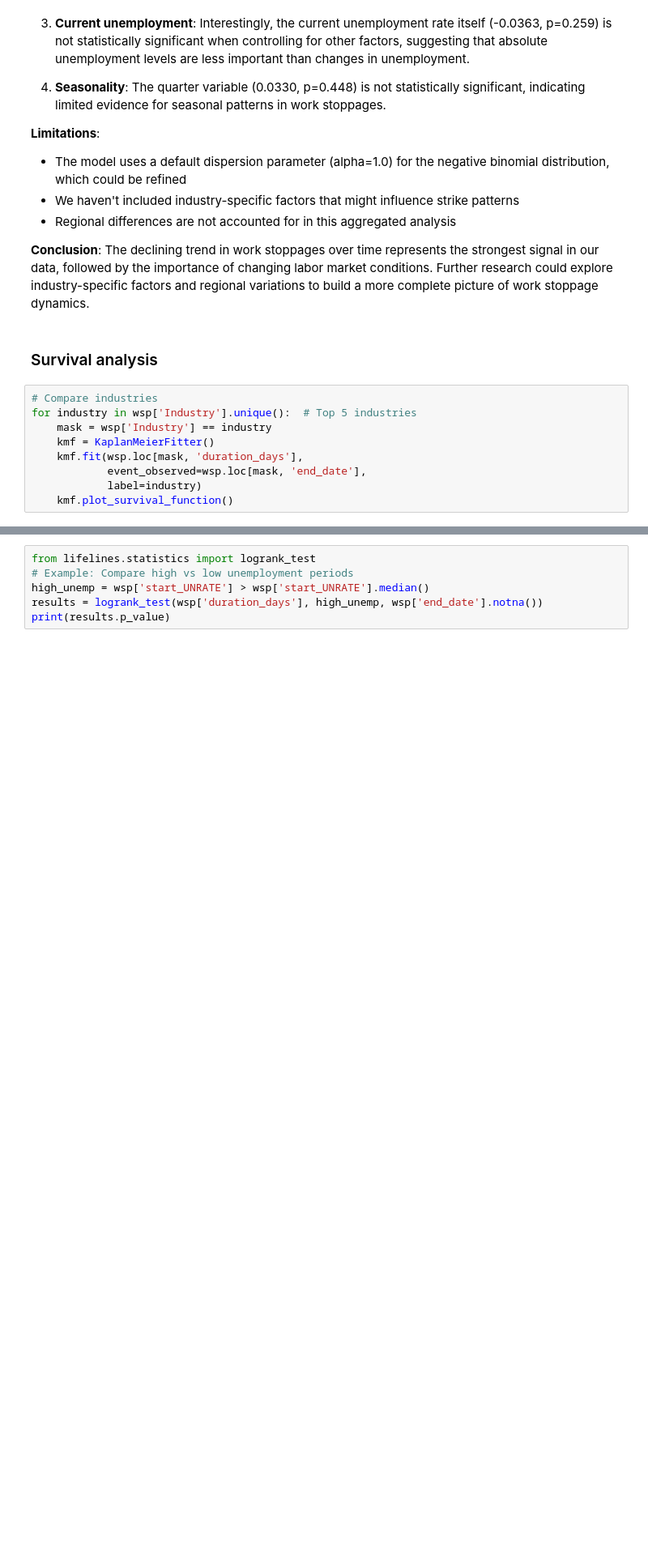
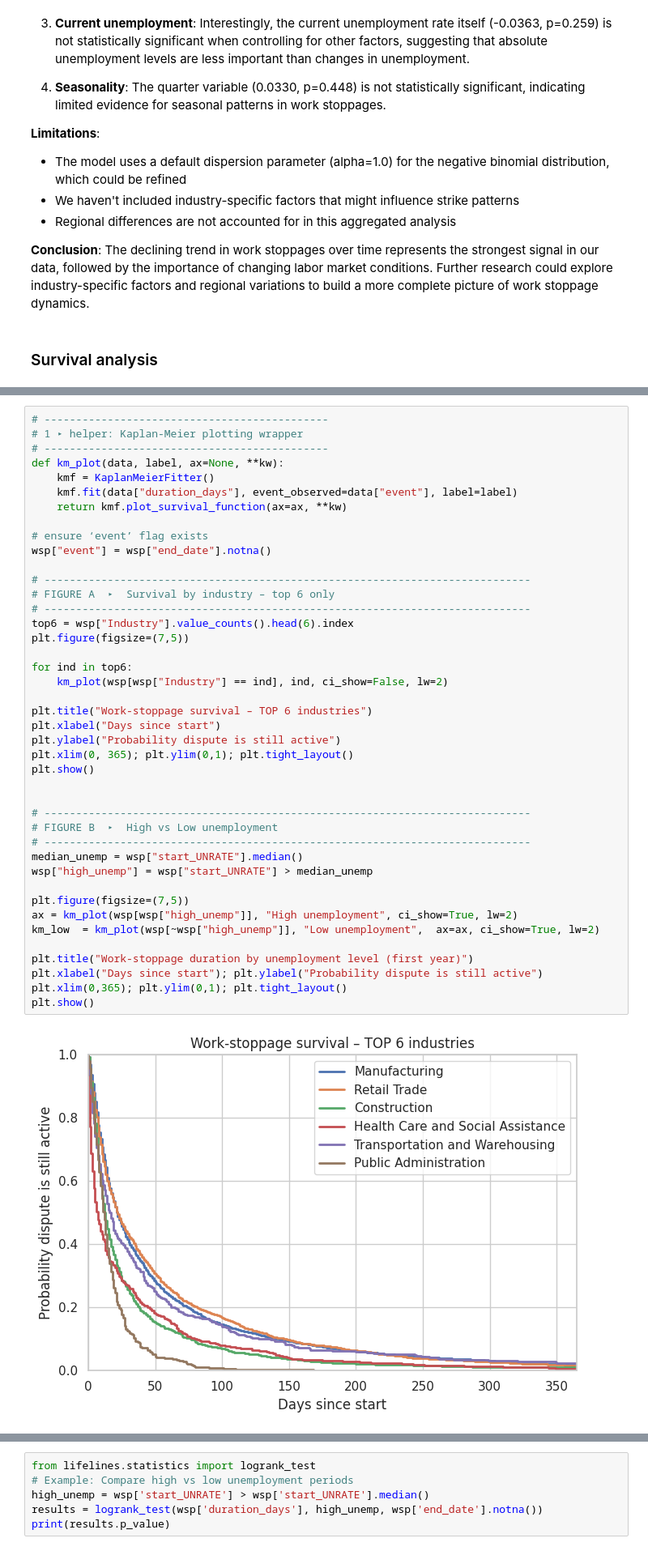
Before and after one commit to joshhilton/Demonstration-Projects, a Jupyter notebook: work_stoppage_analysis.ipynb, the cells around one changed output, grey strips where cells are left out. Shown at 81% size. Drawn from its saved outputs; the diff is of its cells as text; blank space fills up the shorter version.

```diff
--- a/work_stoppage_analysis.ipynb
+++ b/work_stoppage_analysis.ipynb
@@ -492,12 +591,3 @@ The comparative analysis shows that Model 4, which includes year, quarter, unemp
 The declining trend in work stoppages over time represents the strongest signal in our data, followed by the importance of changing labor market conditions. Further research could explore industry-specific factors and regional variations to build a more complete picture of work stoppage dynamics.
 # %% [markdown]
 ### Survival analysis
-# %%
-# Compare industries
-for industry in wsp['Industry'].unique():  # Top 5 industries
-    mask = wsp['Industry'] == industry
-    kmf = KaplanMeierFitter()
-    kmf.fit(wsp.loc[mask, 'duration_days'],
-            event_observed=wsp.loc[mask, 'end_date'],
-            label=industry)
-    kmf.plot_survival_function()
@@ -505,0 +609,44 @@ for industry in wsp['Industry'].unique():  # Top 5 industries
+# %%
+# ---------------------------------------------
+# 1 ▸ helper: Kaplan‑Meier plotting wrapper
+# ---------------------------------------------
+def km_plot(data, label, ax=None, **kw):
+    kmf = KaplanMeierFitter()
+    kmf.fit(data["duration_days"], event_observed=data["event"], label=label)
+    return kmf.plot_survival_function(ax=ax, **kw)
+
+# ensure ‘event’ flag exists
+wsp["event"] = wsp["end_date"].notna()
+
+# -----------------------------------------------------------------------------
+# FIGURE A  ▸  Survival by industry – top 6 only
+# -----------------------------------------------------------------------------
+top6 = wsp["Industry"].value_counts().head(6).index
+plt.figure(figsize=(7,5))
+
+for ind in top6:
+    km_plot(wsp[wsp["Industry"] == ind], ind, ci_show=False, lw=2)
+
+plt.title("Work‑stoppage survival – TOP 6 industries")
+plt.xlabel("Days since start")
+plt.ylabel("Probability dispute is still active")
+plt.xlim(0, 365); plt.ylim(0,1); plt.tight_layout()
+plt.show()
+
+
+# -----------------------------------------------------------------------------
+# FIGURE B  ▸  High vs Low unemployment
+# -----------------------------------------------------------------------------
+median_unemp = wsp["start_UNRATE"].median()
+wsp["high_unemp"] = wsp["start_UNRATE"] > median_unemp
+
+plt.figure(figsize=(7,5))
+ax = km_plot(wsp[wsp["high_unemp"]], "High unemployment", ci_show=True, lw=2)
+km_low  = km_plot(wsp[~wsp["high_unemp"]], "Low unemployment",  ax=ax, ci_show=True, lw=2)
+
+plt.title("Work‑stoppage duration by unemployment level (first year)")
+plt.xlabel("Days since start"); plt.ylabel("Probability dispute is still active")
+plt.xlim(0,365); plt.ylim(0,1); plt.tight_layout()
+plt.show()
+# %% [output]
+[figure, added]
```
Also changed, not shown: parts of 16 cells of this notebook.
